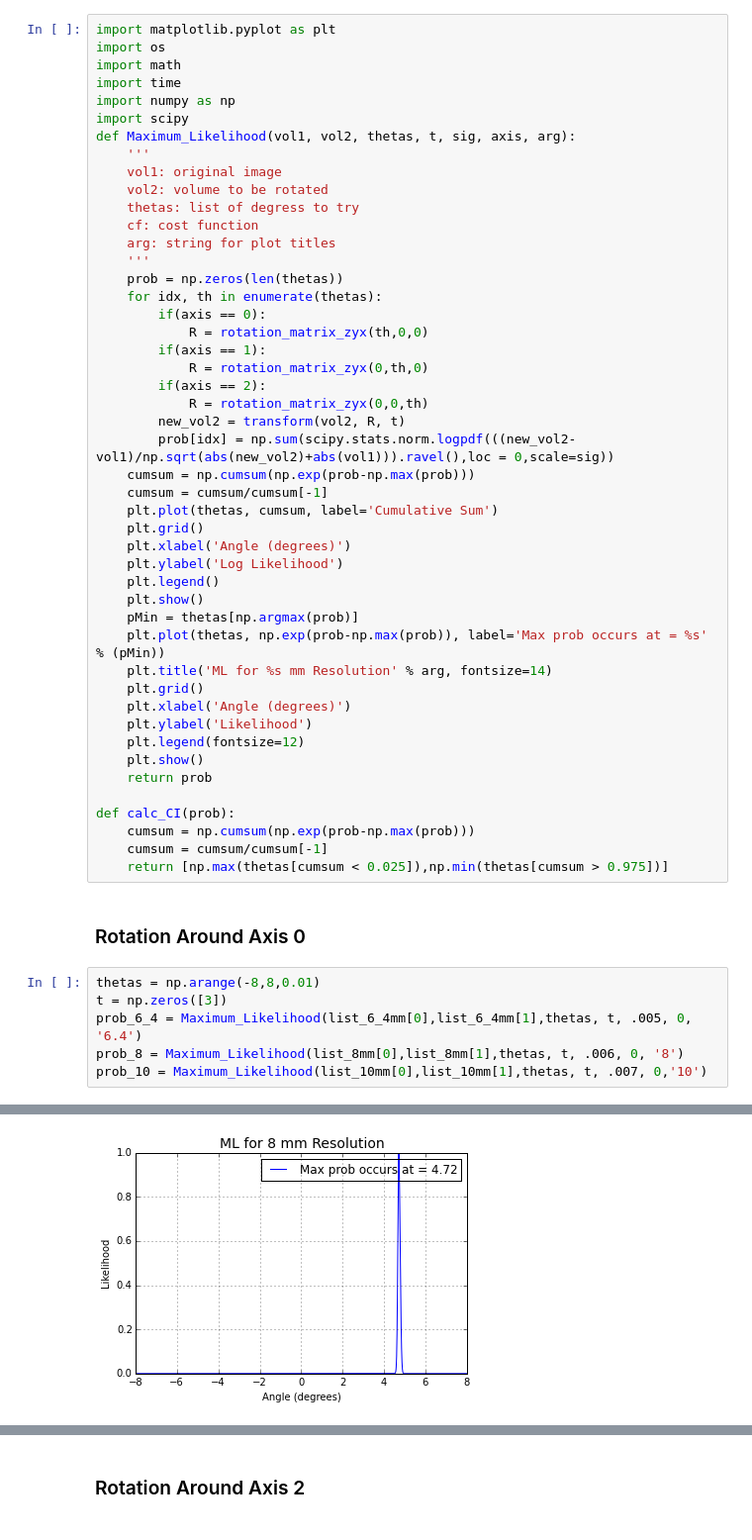
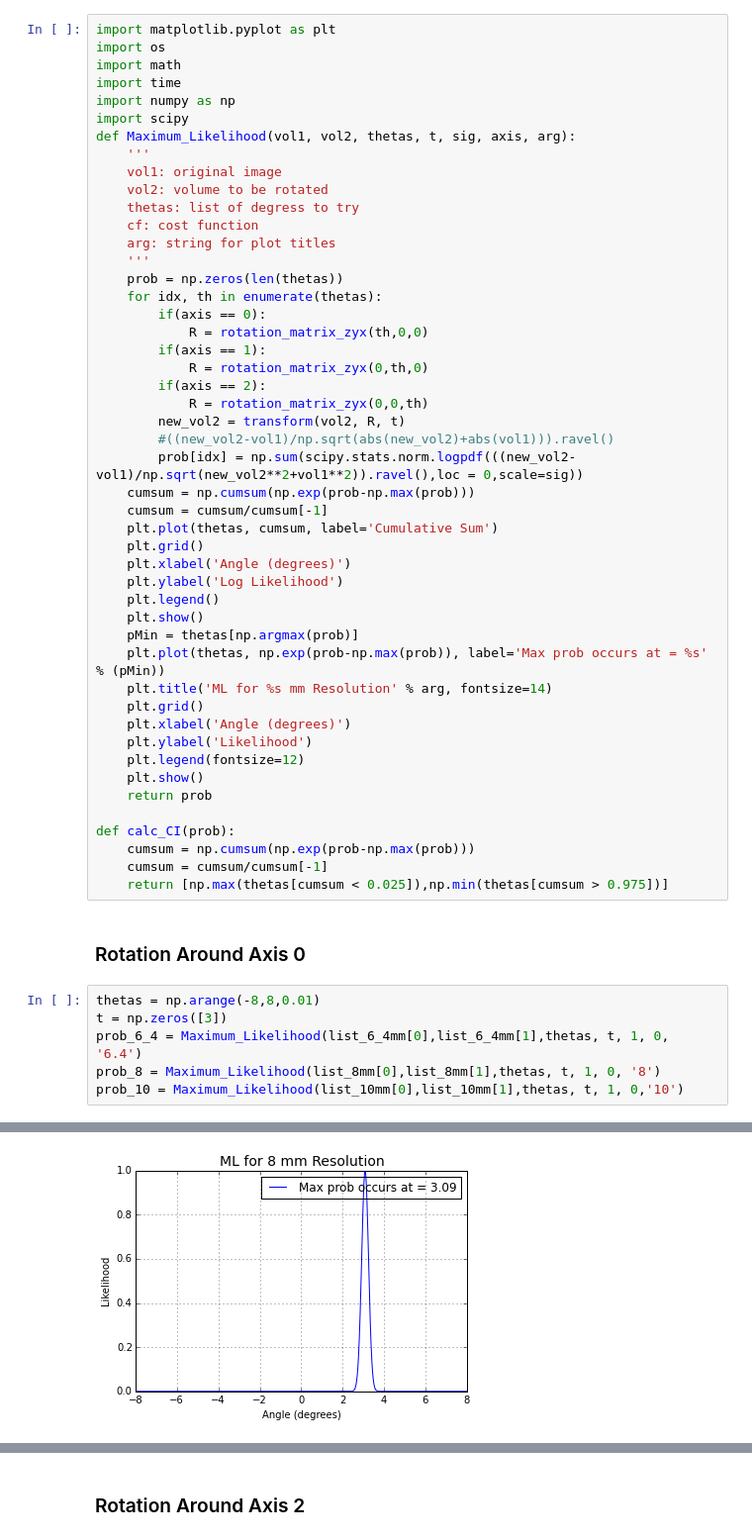
Before and after one commit to zyzdiana/AC297r-Volume-Registration, a Jupyter notebook: Multiple_Resolutions.ipynb, the cells around one changed output, grey strips where cells are left out. Shown at 99% size. Saved outputs shown, nothing was run; the diff lists cells and outputs as text.

Commit message:
Registration with Downsampled image

```diff
--- a/Multiple_Resolutions.ipynb
+++ b/Multiple_Resolutions.ipynb
@@ -242,7 +242,8 @@ def Maximum_Likelihood(vol1, vol2, thetas, t, sig, axis, arg):
         if(axis == 2):
             R = rotation_matrix_zyx(0,0,th)
         new_vol2 = transform(vol2, R, t)
-        prob[idx] = np.sum(scipy.stats.norm.logpdf(((new_vol2-vol1)/np.sqrt(abs(new_vol2)+abs(vol1))).ravel(),loc = 0,scale=sig))
+        #((new_vol2-vol1)/np.sqrt(abs(new_vol2)+abs(vol1))).ravel()
+        prob[idx] = np.sum(scipy.stats.norm.logpdf(((new_vol2-vol1)/np.sqrt(new_vol2**2+vol1**2)).ravel(),loc = 0,scale=sig))
     cumsum = np.cumsum(np.exp(prob-np.max(prob)))
     cumsum = cumsum/cumsum[-1]
     plt.plot(thetas, cumsum, label='Cumulative Sum')
@@ -270,7 +271,7 @@ def calc_CI(prob):
 # %%
 thetas = np.arange(-8,8,0.01)
 t = np.zeros([3])
-prob_6_4 = Maximum_Likelihood(list_6_4mm[0],list_6_4mm[1],thetas, t, .005, 0, '6.4')
-prob_8 = Maximum_Likelihood(list_8mm[0],list_8mm[1],thetas, t, .006, 0, '8')
-prob_10 = Maximum_Likelihood(list_10mm[0],list_10mm[1],thetas, t, .007, 0,'10')
+prob_6_4 = Maximum_Likelihood(list_6_4mm[0],list_6_4mm[1],thetas, t, 1, 0, '6.4')
+prob_8 = Maximum_Likelihood(list_8mm[0],list_8mm[1],thetas, t, 1, 0, '8')
+prob_10 = Maximum_Likelihood(list_10mm[0],list_10mm[1],thetas, t, 1, 0,'10')
 # %% [output]
@@ -280 +281 @@ prob_10 = Maximum_Likelihood(list_10mm[0],list_10mm[1],thetas, t, .007, 0,'10')
-[figure, old version]
+[figure, new version]
```
Also changed, not shown: parts of 6 cells of this notebook, 1 other file.
